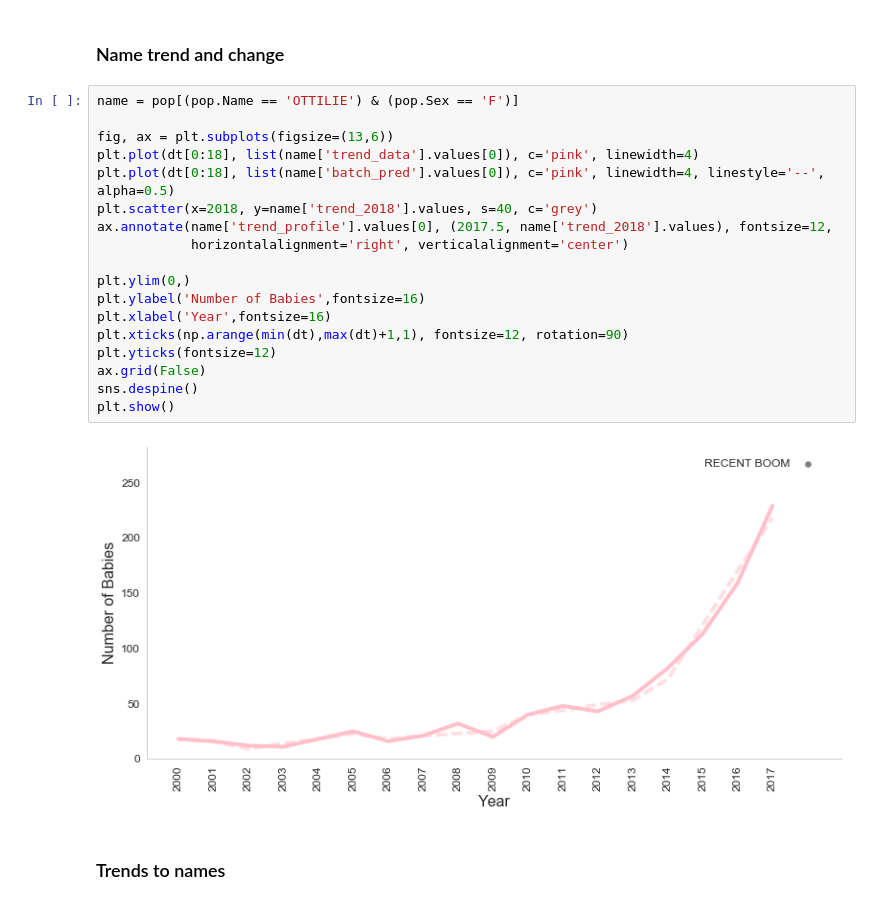
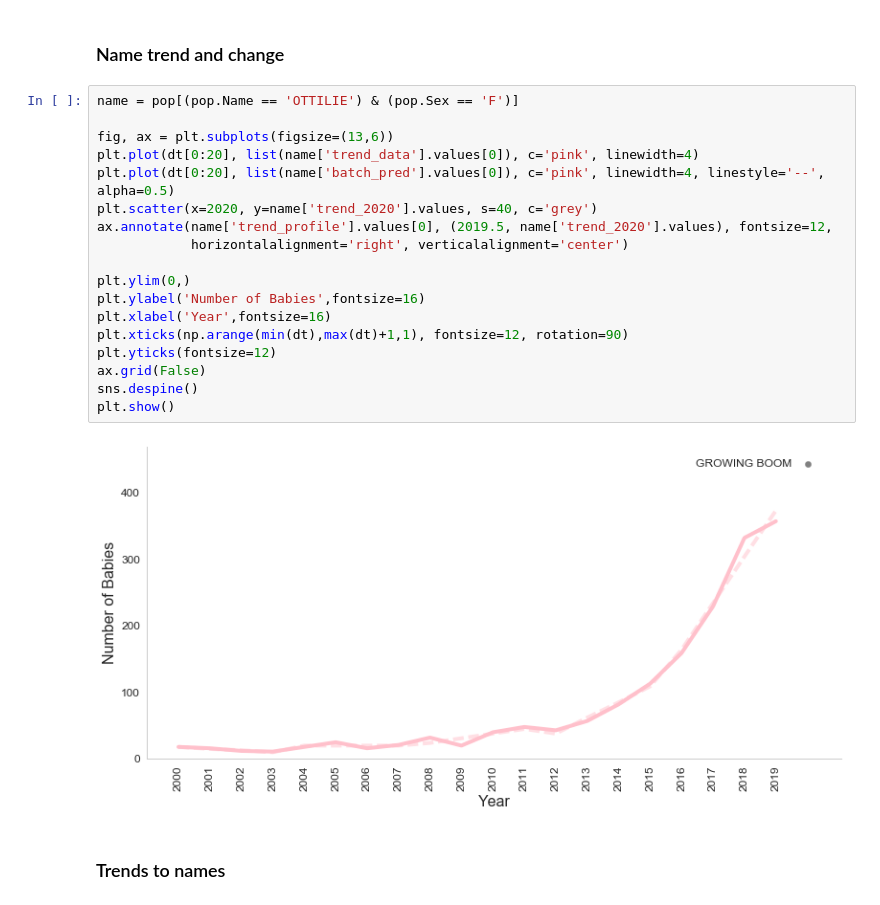
Before and after one commit to PenguinStrikes/Analysis_BabyNames, a Jupyter notebook: notebooks/02_analysis.ipynb, the cells around one changed output. Drawn from its saved outputs; the diff is of its cells as text.

```diff
--- a/notebooks/02_analysis.ipynb
+++ b/notebooks/02_analysis.ipynb
@@ -46,23 +49,23 @@ y1, y2 = analysis.year_data(totals, 2012, 2017, 'M')
 # %%
 name = pop[(pop.Name == 'OTTILIE') & (pop.Sex == 'F')]
 
 fig, ax = plt.subplots(figsize=(13,6))
-plt.plot(dt[0:18], list(name['trend_data'].values[0]), c='pink', linewidth=4)
-plt.plot(dt[0:18], list(name['batch_pred'].values[0]), c='pink', linewidth=4, linestyle='--', alpha=0.5)
-plt.scatter(x=2018, y=name['trend_2018'].values, s=40, c='grey')
-ax.annotate(name['trend_profile'].values[0], (2017.5, name['trend_2018'].values), fontsize=12,
+plt.plot(dt[0:20], list(name['trend_data'].values[0]), c='pink', linewidth=4)
+plt.plot(dt[0:20], list(name['batch_pred'].values[0]), c='pink', linewidth=4, linestyle='--', alpha=0.5)
+plt.scatter(x=2020, y=name['trend_2020'].values, s=40, c='grey')
+ax.annotate(name['trend_profile'].values[0], (2019.5, name['trend_2020'].values), fontsize=12,
             horizontalalignment='right', verticalalignment='center')
 
 plt.ylim(0,)
 plt.ylabel('Number of Babies',fontsize=16)
 plt.xlabel('Year',fontsize=16)
 plt.xticks(np.arange(min(dt),max(dt)+1,1), fontsize=12, rotation=90)
 plt.yticks(fontsize=12)
 ax.grid(False)
 sns.despine()
 plt.show()
 # %% [output]
-[figure, old version]
+[figure, new version]
 # %% [markdown]
 ### Trends to names
 # %%
```
Also changed, not shown: parts of 11 cells of this notebook, 7 other files.
